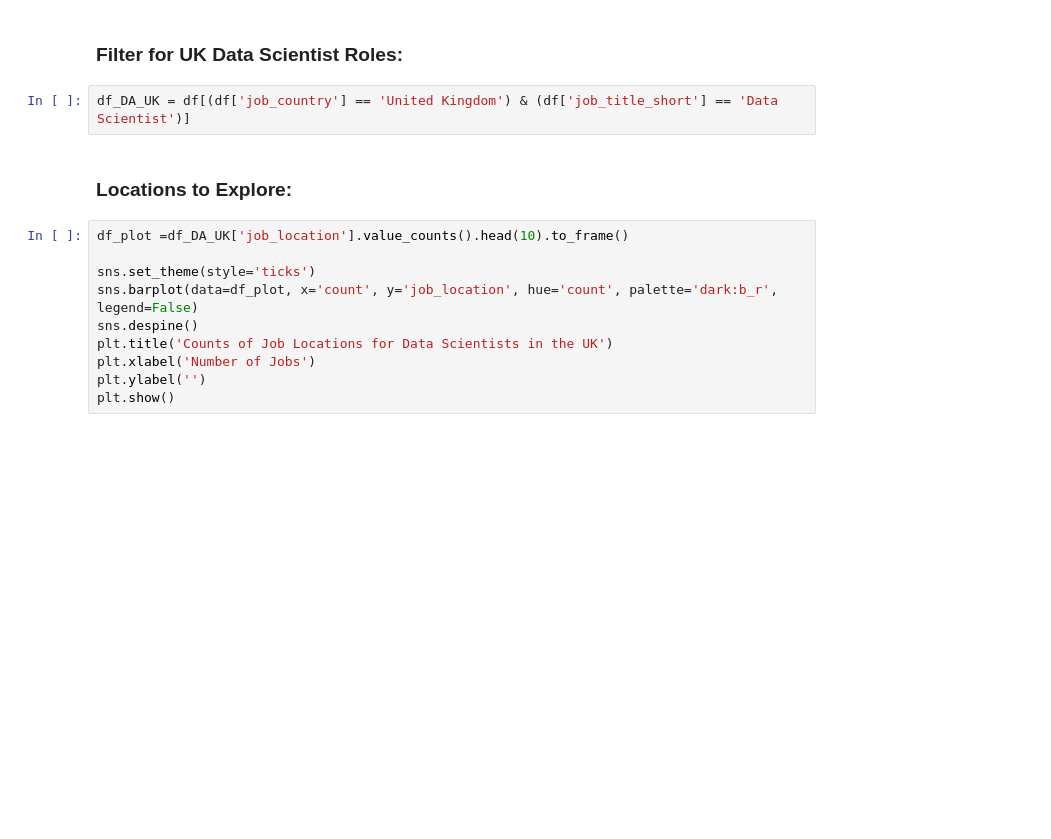
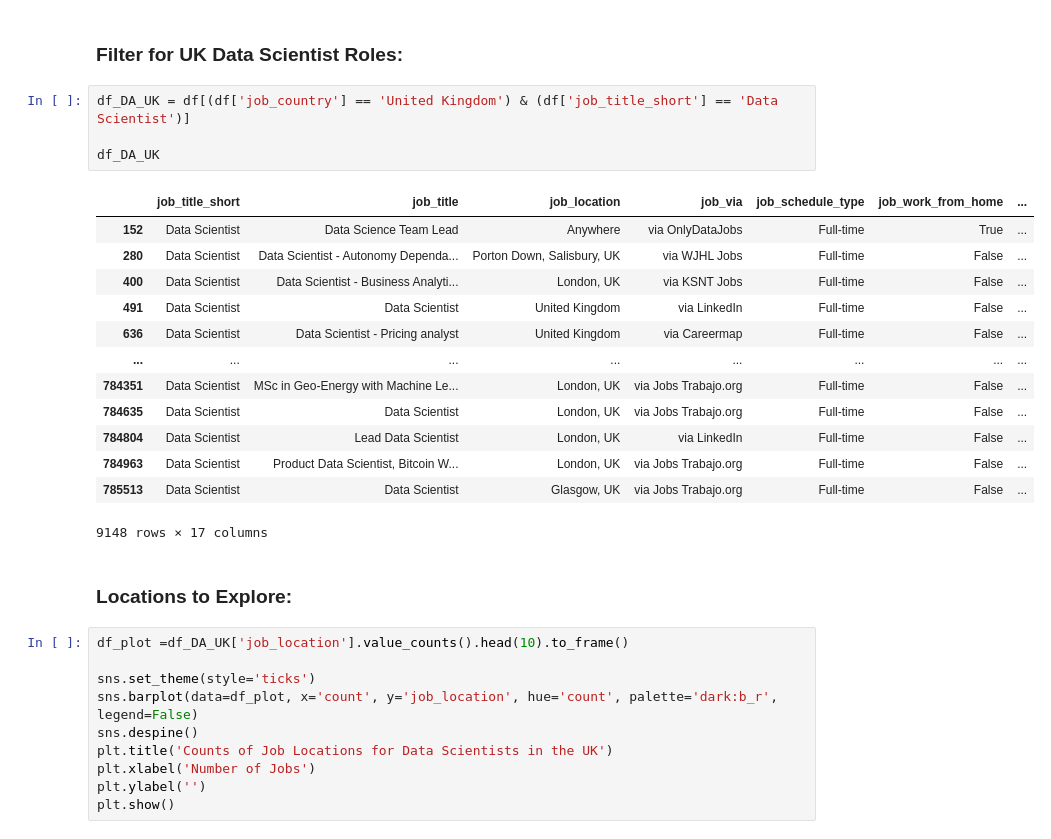
Before and after one commit to has78910/Python_LukeDataProject1, a Jupyter notebook: _Project1/1_EDA_Intro.ipynb, the cells around one changed output. Drawn from its saved outputs; the diff is of its cells as text; blank space fills up the shorter version.

```diff
--- a/_Project1/1_EDA_Intro.ipynb
+++ b/_Project1/1_EDA_Intro.ipynb
@@ -19,6 +37,22 @@ df['job_skills'] = df['job_skills'].apply(lambda x: ast.literal_eval(x) if pd.no
 ### Filter for UK Data Scientist Roles:
 # %%
 df_DA_UK = df[(df['job_country'] == 'United Kingdom') & (df['job_title_short'] == 'Data Scientist')]
+
+df_DA_UK
+# %% [output]
+|  | job_title_short | job_title | job_location | job_via | job_schedule_type | job_work_from_home | ... |
+| 152 | Data Scientist | Data Science Team Lead | Anywhere | via OnlyDataJobs | Full-time | True | ... |
+| 280 | Data Scientist | Data Scientist - Autonomy Dependa... | Porton Down, Salisbury, UK | via WJHL Jobs | Full-time | False | ... |
+| 400 | Data Scientist | Data Scientist - Business Analyti... | London, UK | via KSNT Jobs | Full-time | False | ... |
+| 491 | Data Scientist | Data Scientist | United Kingdom | via LinkedIn | Full-time | False | ... |
+| 636 | Data Scientist | Data Scientist - Pricing analyst | United Kingdom | via Careermap | Full-time | False | ... |
+| ... | ... | ... | ... | ... | ... | ... | ... |
+| 784351 | Data Scientist | MSc in Geo-Energy with Machine Le... | London, UK | via Jobs Trabajo.org | Full-time | False | ... |
+| 784635 | Data Scientist | Data Scientist | London, UK | via Jobs Trabajo.org | Full-time | False | ... |
+| 784804 | Data Scientist | Lead Data Scientist | London, UK | via LinkedIn | Full-time | False | ... |
+| 784963 | Data Scientist | Product Data Scientist, Bitcoin W... | London, UK | via Jobs Trabajo.org | Full-time | False | ... |
+| 785513 | Data Scientist | Data Scientist | Glasgow, UK | via Jobs Trabajo.org | Full-time | False | ... |
+9148 rows × 17 columns
 # %% [markdown]
 ### Locations to Explore:
 # %%
```
Also changed, not shown: parts of 2 cells of this notebook.
